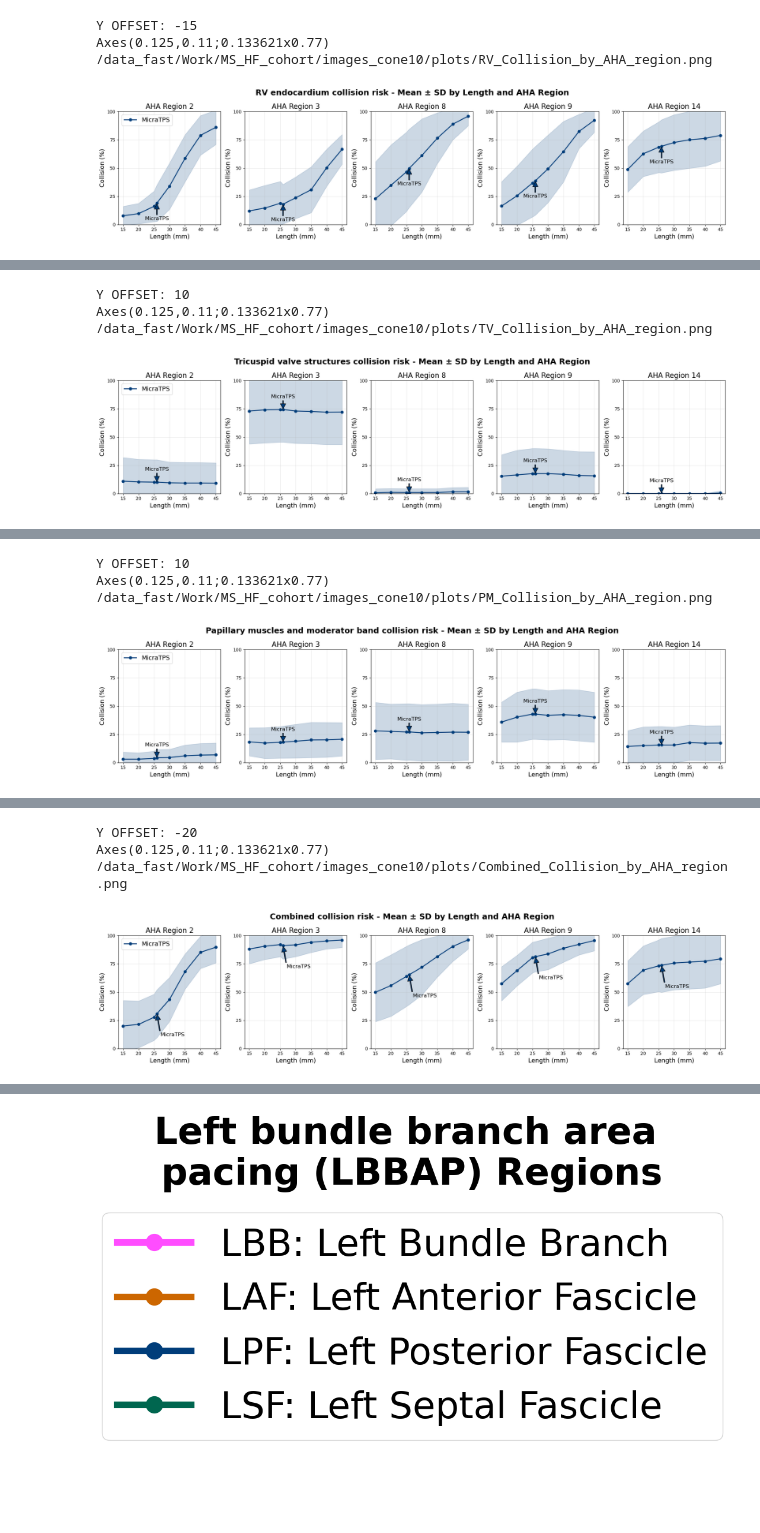
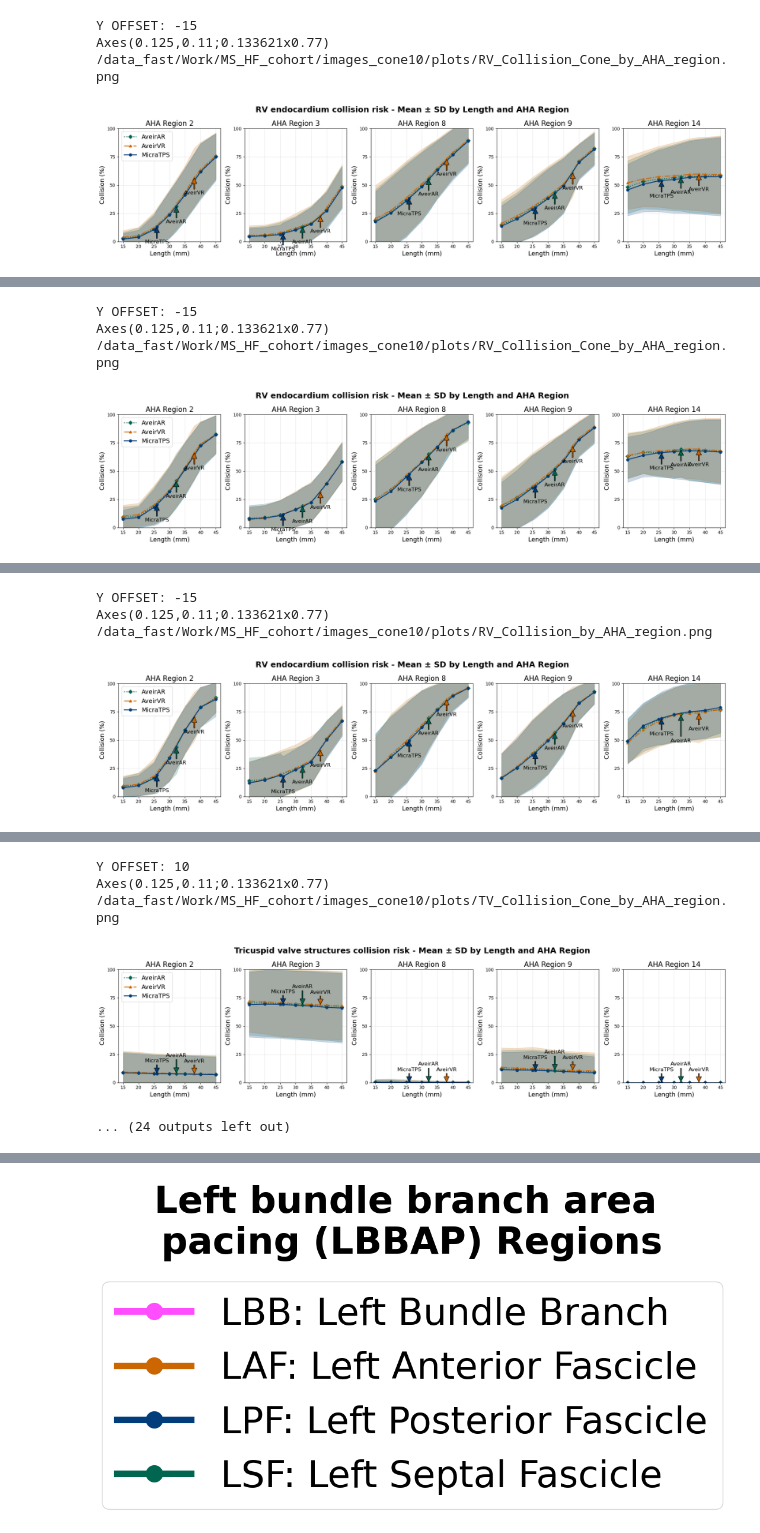
Before and after one commit to angela337/RV_pacing, a Jupyter notebook: Process_AHA_csv_to_plots_tables.ipynb, the cells around one changed output, grey strips where cells are left out. Drawn from its saved outputs; the diff is of its cells as text; code cells hidden in the pictures; blank space fills up the shorter version.

Commit message:
Modify ipynb to account for cone simulations

```diff
--- a/Process_AHA_csv_to_plots_tables.ipynb
+++ b/Process_AHA_csv_to_plots_tables.ipynb
@@ -733,7 +733,7 @@ def get_merged_df(collision_fields=[ 'RV_Collision', 'TV_Collision', 'PM_Collisi
         "AveirVR": {"D": 6.5, "L": 38} # Atrial Aveir DR device + 10mm
     }
 
-    for device in ["Micra"]: #, "AveirAR" ,"AveirVR"]:
+    for device in ["Micra", "AveirAR" ,"AveirVR"]:
         D = devices[device]["D"]
         init_len = devices[device]["L"]
 
@@ -750,18 +750,6 @@ def get_merged_df(collision_fields=[ 'RV_Collision', 'TV_Collision', 'PM_Collisi
         #coll_fields=['Combined_Collision']
         merged_df=read_AHA_csv(merged_df, device, lengths, collision_fields=collision_fields, conestr=conestr) #, diameters=diameters)
 
-    # Rename for output
-    merged_df.rename(columns={"AHA_region": "AHA region"}, inplace=True)
-
-    # Sort by AHA region
-    merged_df.sort_values("AHA region", inplace=True)
-    #display(merged_df)
-    #merged_df.to_csv(f'/data_fast/Work/MS_HF_cohort/images/AHA_mapping_summary.csv', index=False)
-    #pivot_df = merged_df.set_index("AHA region").T
-    #pd.set_option('display.max_rows', None)  # Show all rows in DataFrame display
-
-    #display(pivot_df)
-    #pivot_df.to_csv(f'/data_fast/Work/MS_HF_cohort/images/AHA_mapping_summary.csv', index=True)
     ###################################################################################
     # Rename for output
     merged_df.rename(columns={"AHA_region": "AHA region"}, inplace=True)
@@ -775,7 +763,7 @@ def get_merged_df(collision_fields=[ 'RV_Collision', 'TV_Collision', 'PM_Collisi
     pivot_df = merged_df.set_index("AHA region").T
     pd.set_option('display.max_rows', None) # Show all rows in DataFrame display
     #display(pivot_df)
-    pivot_df.to_csv(f'/data_fast/Work/MS_HF_cohort/images/AHA_mapping_summary.csv', index=True)
+    pivot_df.to_csv(f'/data_fast/Work/MS_HF_cohort/images/AHA_mapping_summary{conestr}.csv', index=True)
     return merged_df
 def fig3_plots(merged_df):
     output_plot_path = '/data_fast/Work/MS_HF_cohort/images/plots'
@@ -813,14 +801,27 @@ if __name__ == "__main__":
     ################
     # With cone
     ################
+
     collision_fields=['RV_Collision_Cone','TV_Collision_Cone', 'PM_Collision_Cone','Combined_Collision_Cone']
-    conestr='_cone5_10'
+
+    conestr='_cone10_10'
     merged_df=get_merged_df(collision_fields, conestr=conestr)
     fig3_plots_with_cone(merged_df, collision_fields)
-    #fig5_plots_with_cone(merged_df, collision_fields)
 
-    collision_fields=[ 'RV_Collision', 'TV_Collision', 'PM_Collision','Combined_Collision']
-    conestr=''
-    merged_df=get_merged_df(collision_fields, conestr=conestr)
-    fig3_plots_with_cone(merged_df, collision_fields)
+    # collision_fields=[ 'RV_Collision', 'TV_Collision', 'PM_Collision','Combined_Collision']
+    # collision_fields=[ 'Combined_Collision'] #
+    # conestr=''
+    # merged_df=get_merged_df(collision_fields, conestr=conestr)
+    # fig3_plots_with_cone(merged_df, collision_fields)
+
+    for collision_field in [ 'RV_Collision', 'TV_Collision', 'PM_Collision','Combined_Collision']:
+        conestr='_cone10_10'
+        merged_df=get_merged_df([collision_field+'_Cone'], conestr=conestr)
+        fig3_plots_with_cone(merged_df, [collision_field+'_Cone'])
+        conestr='_cone5_10'
+        merged_df=get_merged_df([collision_field+'_Cone'], conestr=conestr)
+        fig3_plots_with_cone(merged_df, [collision_field+'_Cone'])
+        conestr=''
+        merged_df=get_merged_df([collision_field], conestr=conestr)
+        fig3_plots_with_cone(merged_df, [collision_field])
 # %% [output]
@@ -827,4 +845,4 @@ if __name__ == "__main__":
 Y OFFSET: -15
 Axes(0.125,0.11;0.133621x0.77)
-/data_fast/Work/MS_HF_cohort/images_cone10/plots/RV_Collision_by_AHA_region.png
+/data_fast/Work/MS_HF_cohort/images_cone10/plots/RV_Collision_Cone_by_AHA_region.png
-[figure, old version]
+[figure, new version]
@@ -831,4 +866,4 @@ Axes(0.125,0.11;0.133621x0.77)
-Y OFFSET: 10
+Y OFFSET: -15
 Axes(0.125,0.11;0.133621x0.77)
-/data_fast/Work/MS_HF_cohort/images_cone10/plots/TV_Collision_by_AHA_region.png
+/data_fast/Work/MS_HF_cohort/images_cone10/plots/RV_Collision_Cone_by_AHA_region.png
-[figure, old version]
+[figure, new version]
@@ -835,4 +887,4 @@ Axes(0.125,0.11;0.133621x0.77)
-Y OFFSET: 10
+Y OFFSET: -15
 Axes(0.125,0.11;0.133621x0.77)
-/data_fast/Work/MS_HF_cohort/images_cone10/plots/PM_Collision_by_AHA_region.png
+/data_fast/Work/MS_HF_cohort/images_cone10/plots/RV_Collision_by_AHA_region.png
-[figure, old version]
+[figure, new version]
@@ -839,7 +908,8 @@ Axes(0.125,0.11;0.133621x0.77)
-Y OFFSET: -20
+Y OFFSET: 10
 Axes(0.125,0.11;0.133621x0.77)
-/data_fast/Work/MS_HF_cohort/images_cone10/plots/Combined_Collision_by_AHA_region.png
+/data_fast/Work/MS_HF_cohort/images_cone10/plots/TV_Collision_Cone_by_AHA_region.png
-[figure, old version]
+[figure, new version]
+... (24 outputs left out)
 # %%
 import pandas as pd
 import numpy as np
```
Also changed, not shown: parts of 1 cell of this notebook, 2 other files.
